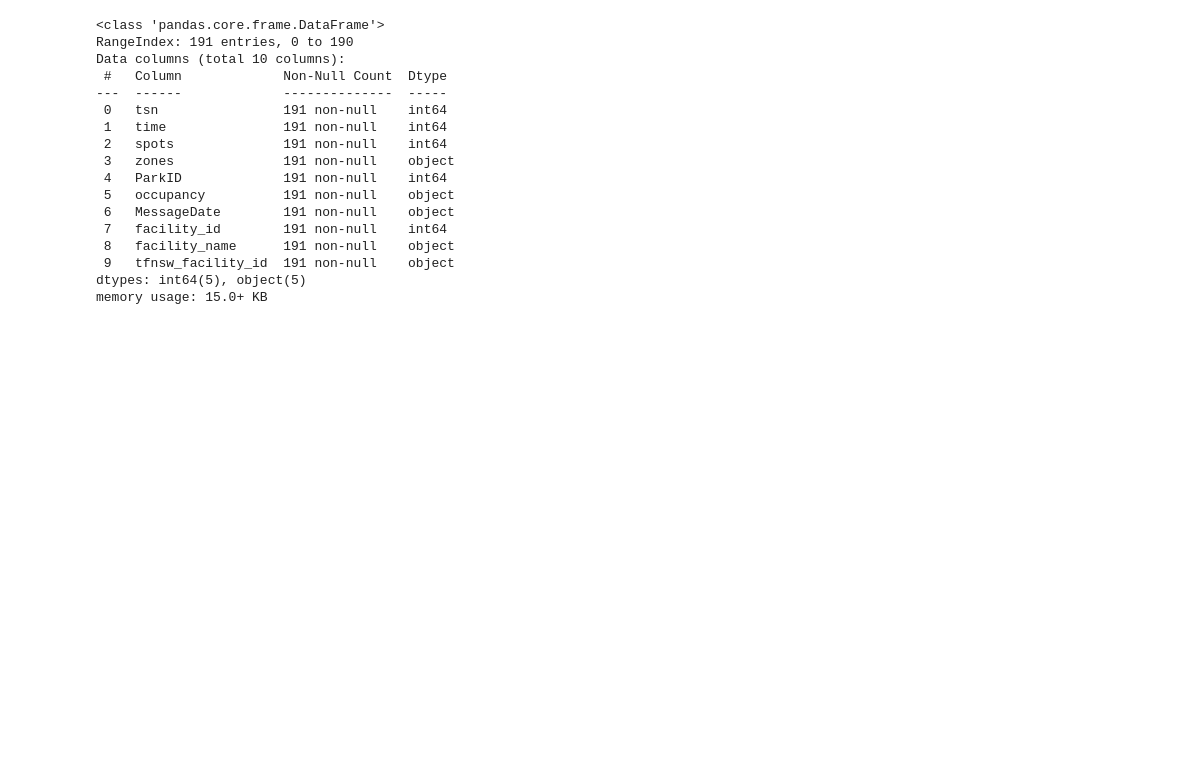
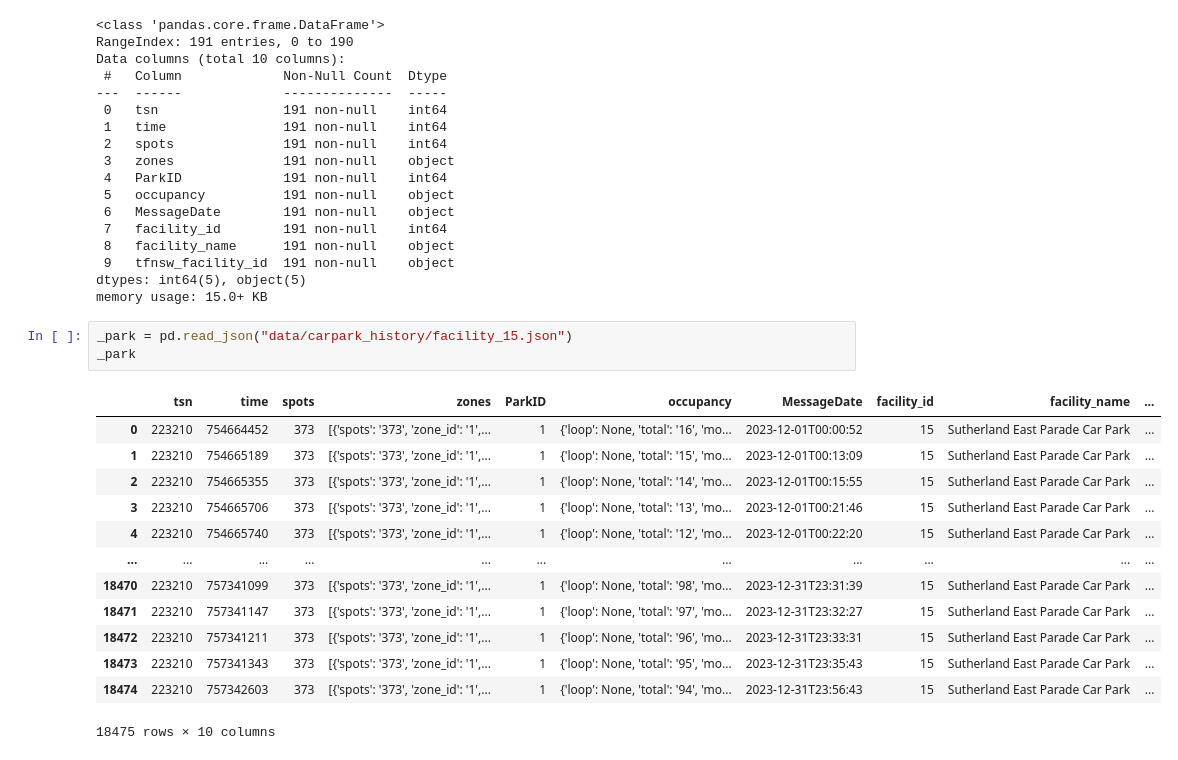
Before and after one commit to M13Mwongo/parking-spot-predictor, a Jupyter notebook: requests.ipynb, the cells around one changed output. Drawn from its saved outputs; the diff is of its cells as text; blank space fills up the shorter version.

```diff
--- a/requests.ipynb
+++ b/requests.ipynb
@@ -351,3 +351,20 @@ Data columns (total 10 columns):
  9   tfnsw_facility_id  191 non-null    object
 dtypes: int64(5), object(5)
 memory usage: 15.0+ KB
+# %%
+_park = pd.read_json("data/carpark_history/facility_15.json")
+_park
+# %% [output]
+|  | tsn | time | spots | zones | ParkID | occupancy | MessageDate | facility_id | facility_name | ... |
+| 0 | 223210 | 754664452 | 373 | [{'spots': '373', 'zone_id': '1',... | 1 | {'loop': None, 'total': '16', 'mo... | 2023-12-01T00:00:52 | 15 | Sutherland East Parade Car Park | ... |
+| 1 | 223210 | 754665189 | 373 | [{'spots': '373', 'zone_id': '1',... | 1 | {'loop': None, 'total': '15', 'mo... | 2023-12-01T00:13:09 | 15 | Sutherland East Parade Car Park | ... |
+| 2 | 223210 | 754665355 | 373 | [{'spots': '373', 'zone_id': '1',... | 1 | {'loop': None, 'total': '14', 'mo... | 2023-12-01T00:15:55 | 15 | Sutherland East Parade Car Park | ... |
+| 3 | 223210 | 754665706 | 373 | [{'spots': '373', 'zone_id': '1',... | 1 | {'loop': None, 'total': '13', 'mo... | 2023-12-01T00:21:46 | 15 | Sutherland East Parade Car Park | ... |
+| 4 | 223210 | 754665740 | 373 | [{'spots': '373', 'zone_id': '1',... | 1 | {'loop': None, 'total': '12', 'mo... | 2023-12-01T00:22:20 | 15 | Sutherland East Parade Car Park | ... |
+| ... | ... | ... | ... | ... | ... | ... | ... | ... | ... | ... |
+| 18470 | 223210 | 757341099 | 373 | [{'spots': '373', 'zone_id': '1',... | 1 | {'loop': None, 'total': '98', 'mo... | 2023-12-31T23:31:39 | 15 | Sutherland East Parade Car Park | ... |
+| 18471 | 223210 | 757341147 | 373 | [{'spots': '373', 'zone_id': '1',... | 1 | {'loop': None, 'total': '97', 'mo... | 2023-12-31T23:32:27 | 15 | Sutherland East Parade Car Park | ... |
+| 18472 | 223210 | 757341211 | 373 | [{'spots': '373', 'zone_id': '1',... | 1 | {'loop': None, 'total': '96', 'mo... | 2023-12-31T23:33:31 | 15 | Sutherland East Parade Car Park | ... |
+| 18473 | 223210 | 757341343 | 373 | [{'spots': '373', 'zone_id': '1',... | 1 | {'loop': None, 'total': '95', 'mo... | 2023-12-31T23:35:43 | 15 | Sutherland East Parade Car Park | ... |
+| 18474 | 223210 | 757342603 | 373 | [{'spots': '373', 'zone_id': '1',... | 1 | {'loop': None, 'total': '94', 'mo... | 2023-12-31T23:56:43 | 15 | Sutherland East Parade Car Park | ... |
+18475 rows × 10 columns
```
Also changed, not shown: parts of 1 cell of this notebook.
